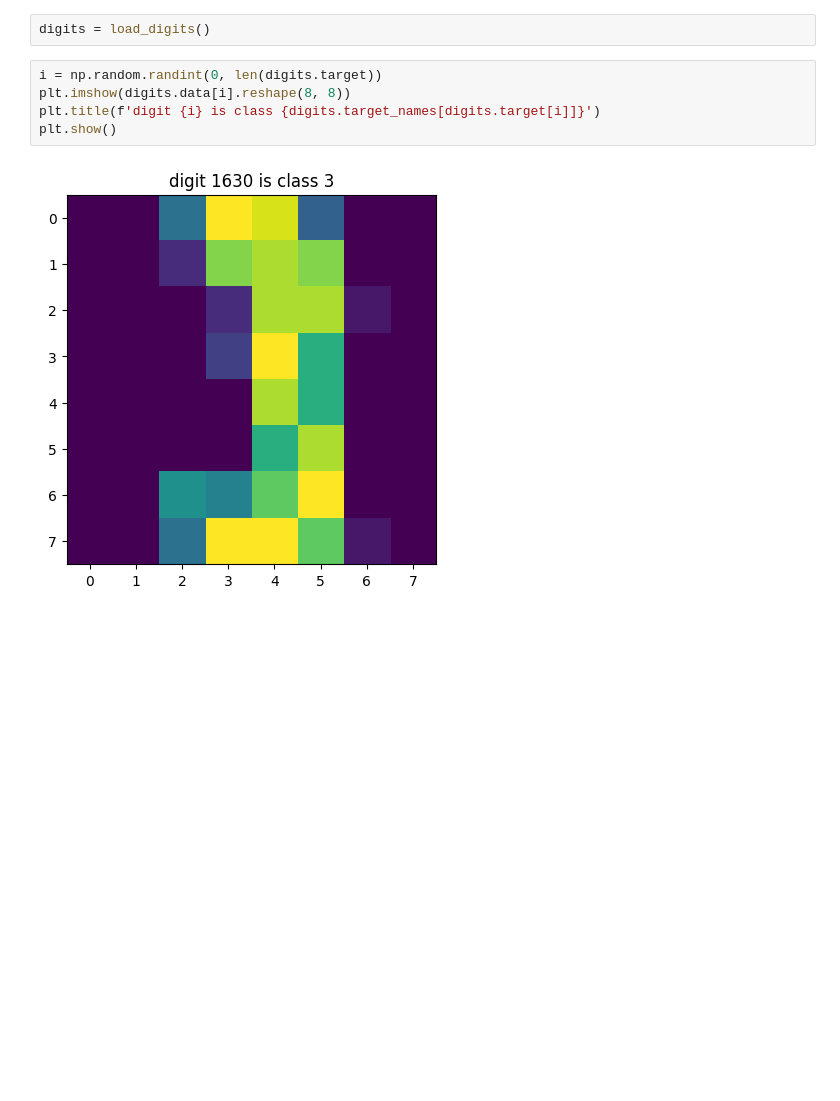
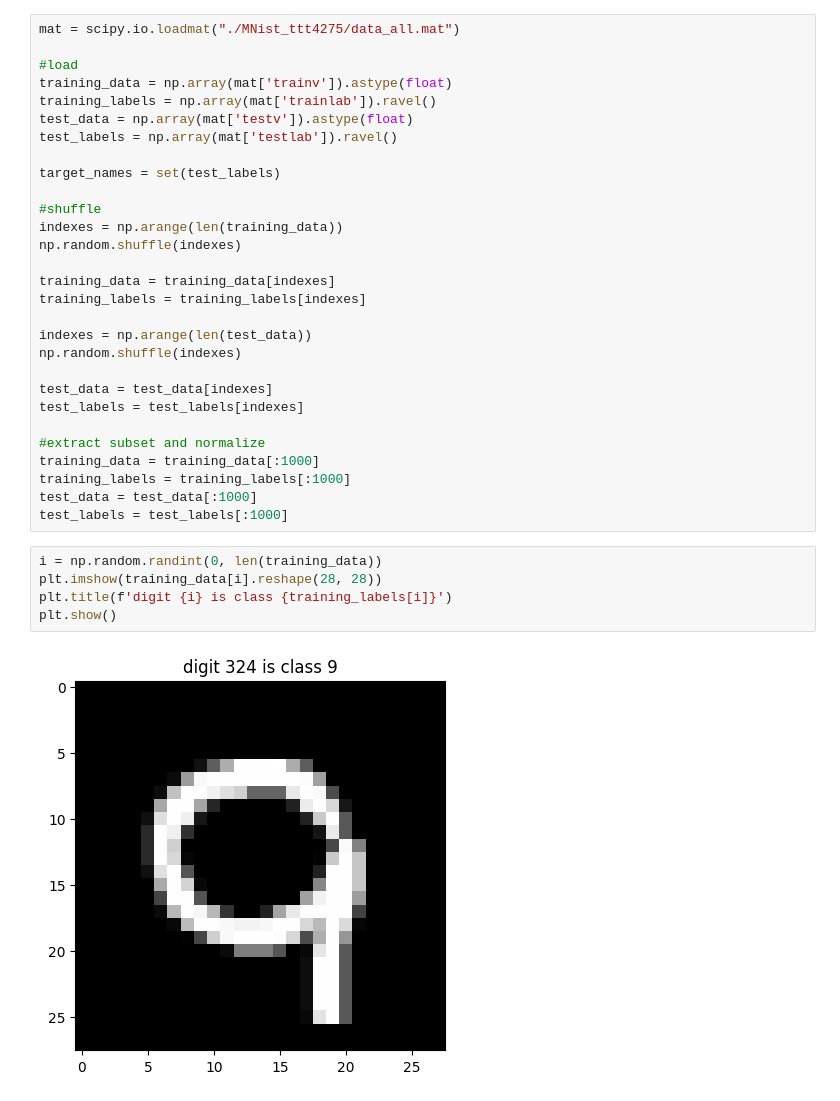
Before and after one commit to jonkor29/TTT4275-classification-project, a Jupyter notebook: digits.ipynb, the cells around one changed output. Saved outputs shown, nothing was run; the diff lists cells and outputs as text; blank space fills up the shorter version.

Commit message:
started on digits

```diff
--- a/digits.ipynb
+++ b/digits.ipynb
@@ -12,9 +11,36 @@ from sklearn import metrics
-# %%
-digits = load_digits()
+# %%
+mat = scipy.io.loadmat("./MNist_ttt4275/data_all.mat")
+
+#load
+training_data = np.array(mat['trainv']).astype(float)
+training_labels = np.array(mat['trainlab']).ravel()
+test_data = np.array(mat['testv']).astype(float)
+test_labels = np.array(mat['testlab']).ravel()
+
+target_names = set(test_labels)
+
+#shuffle
+indexes = np.arange(len(training_data))
+np.random.shuffle(indexes)
+
+training_data = training_data[indexes]
+training_labels = training_labels[indexes]
+
+indexes = np.arange(len(test_data))
+np.random.shuffle(indexes)
+
+test_data = test_data[indexes]
+test_labels = test_labels[indexes]
+
+#extract subset and normalize
+training_data = training_data[:1000]
+training_labels = training_labels[:1000]
+test_data = test_data[:1000]
+test_labels = test_labels[:1000]
 # %%
-i = np.random.randint(0, len(digits.target))
-plt.imshow(digits.data[i].reshape(8, 8))
-plt.title(f'digit {i} is class {digits.target_names[digits.target[i]]}')
+i = np.random.randint(0, len(training_data))
+plt.imshow(training_data[i].reshape(28, 28))
+plt.title(f'digit {i} is class {training_labels[i]}')
 plt.show()
 # %% [output]
-[figure, old version]
+[figure, new version]
```
Also changed, not shown: parts of 10 cells of this notebook, 4 other files.
